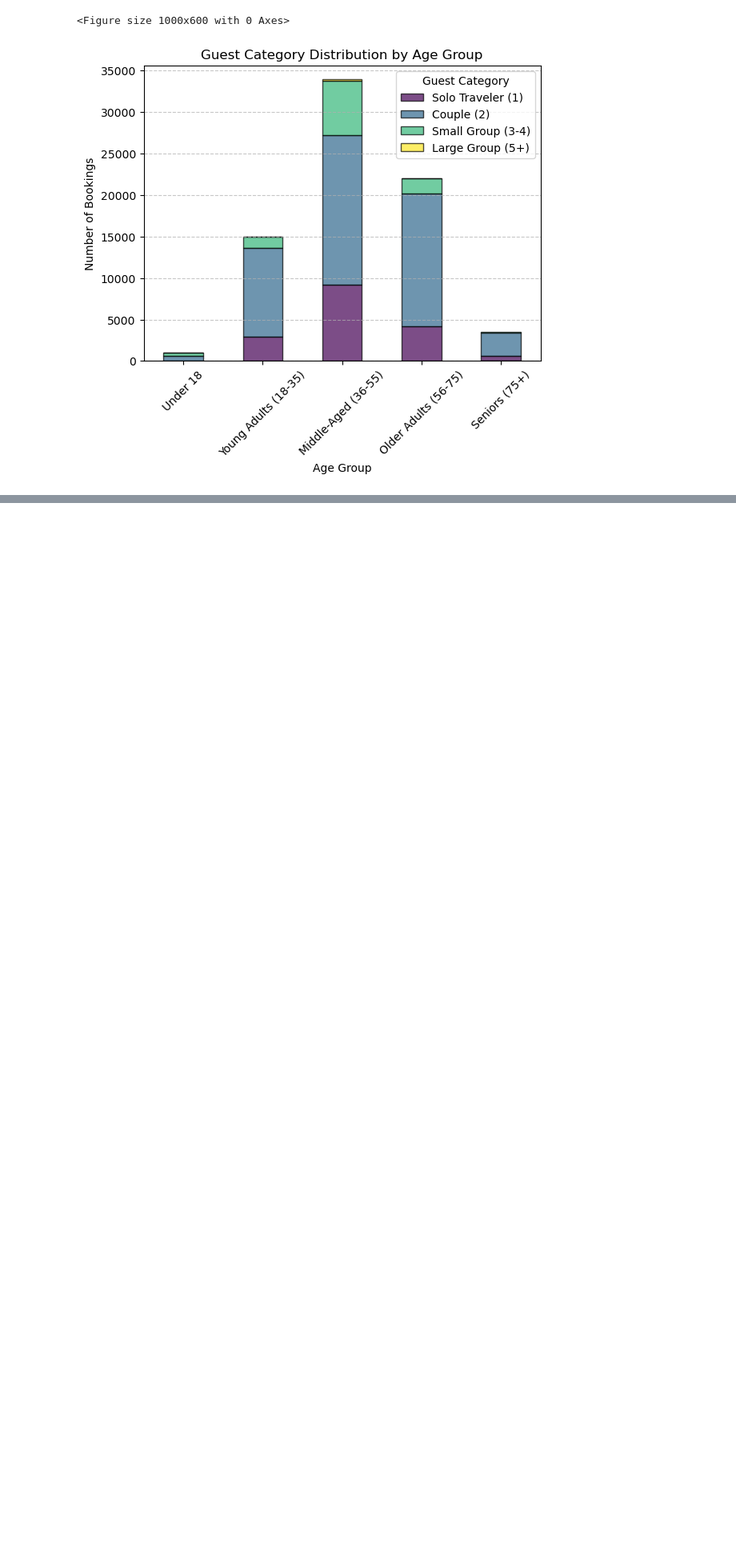
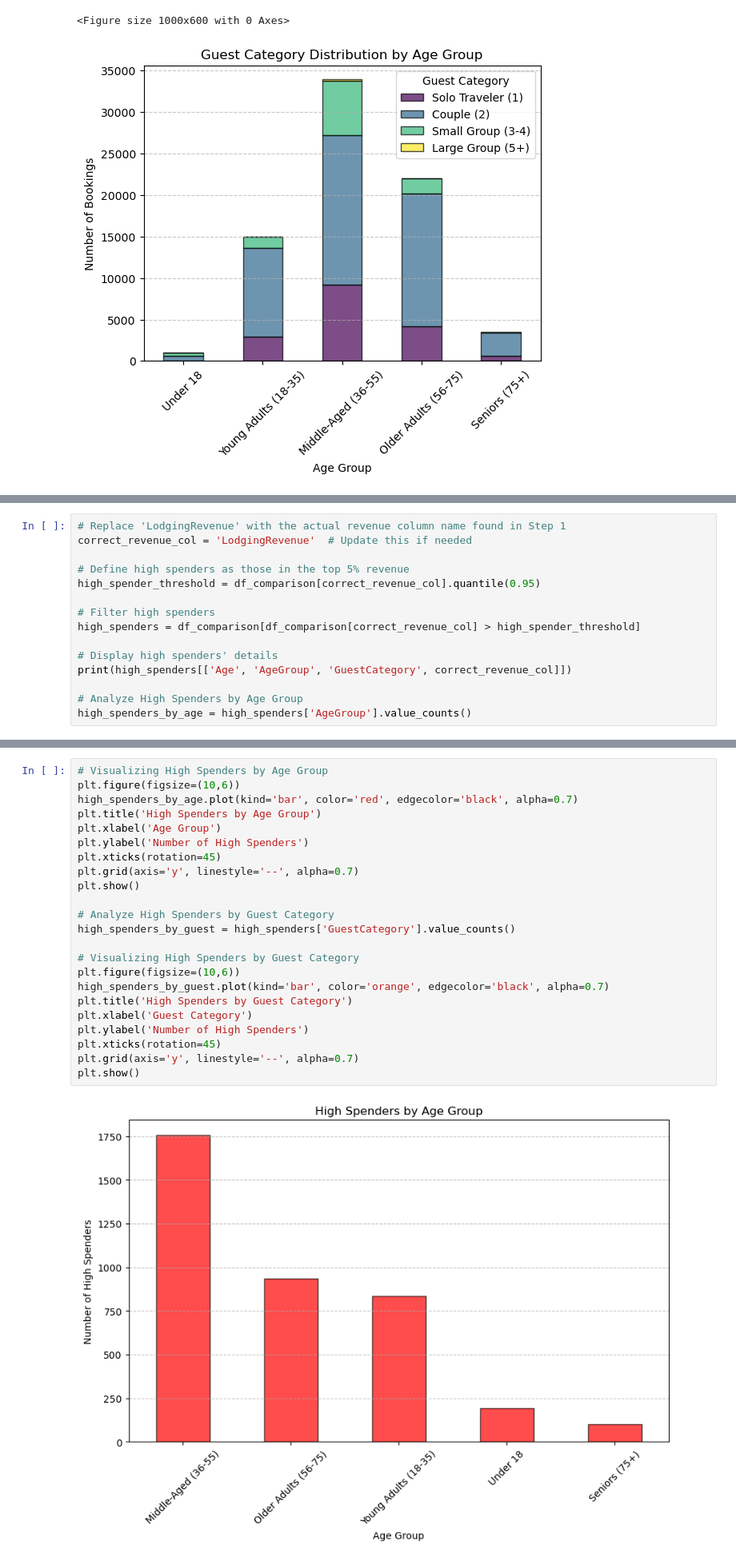
Before and after one commit to RubenCMarques/Hotel-Customer-Segmentation, a Jupyter notebook: Notebooks/Main_notebook.ipynb, the cells around one changed output, grey strips where cells are left out. Shown at 80% size. Saved outputs shown, nothing was run; the diff lists cells and outputs as text; blank space fills up the shorter version.

Commit message:
Identifying high spenders

```diff
--- a/Notebooks/Main_notebook.ipynb
+++ b/Notebooks/Main_notebook.ipynb
@@ -1028,0 +1077,15 @@ plt.show()
+# %%
+# Replace 'LodgingRevenue' with the actual revenue column name found in Step 1
+correct_revenue_col = 'LodgingRevenue'  # Update this if needed
+
+# Define high spenders as those in the top 5% revenue
+high_spender_threshold = df_comparison[correct_revenue_col].quantile(0.95)
+
+# Filter high spenders
+high_spenders = df_comparison[df_comparison[correct_revenue_col] > high_spender_threshold]
+
+# Display high spenders' details
+print(high_spenders[['Age', 'AgeGroup', 'GuestCategory', correct_revenue_col]])
+
+# Analyze High Spenders by Age Group
+high_spenders_by_age = high_spenders['AgeGroup'].value_counts()
@@ -1028,0 +1108,25 @@ plt.show()
+# %%
+# Visualizing High Spenders by Age Group
+plt.figure(figsize=(10,6))
+high_spenders_by_age.plot(kind='bar', color='red', edgecolor='black', alpha=0.7)
+plt.title('High Spenders by Age Group')
+plt.xlabel('Age Group')
+plt.ylabel('Number of High Spenders')
+plt.xticks(rotation=45)
+plt.grid(axis='y', linestyle='--', alpha=0.7)
+plt.show()
+
+# Analyze High Spenders by Guest Category
+high_spenders_by_guest = high_spenders['GuestCategory'].value_counts()
+
+# Visualizing High Spenders by Guest Category
+plt.figure(figsize=(10,6))
+high_spenders_by_guest.plot(kind='bar', color='orange', edgecolor='black', alpha=0.7)
+plt.title('High Spenders by Guest Category')
+plt.xlabel('Guest Category')
+plt.ylabel('Number of High Spenders')
+plt.xticks(rotation=45)
+plt.grid(axis='y', linestyle='--', alpha=0.7)
+plt.show()
+# %% [output]
+[figure, added]
```
Also changed, not shown: parts of 8 cells of this notebook.
